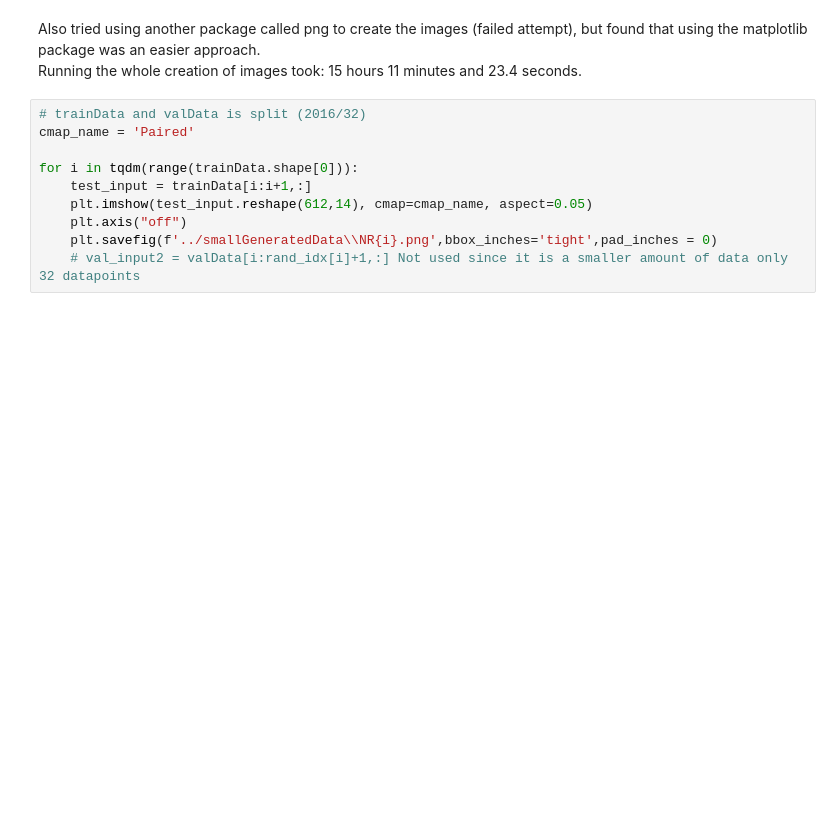
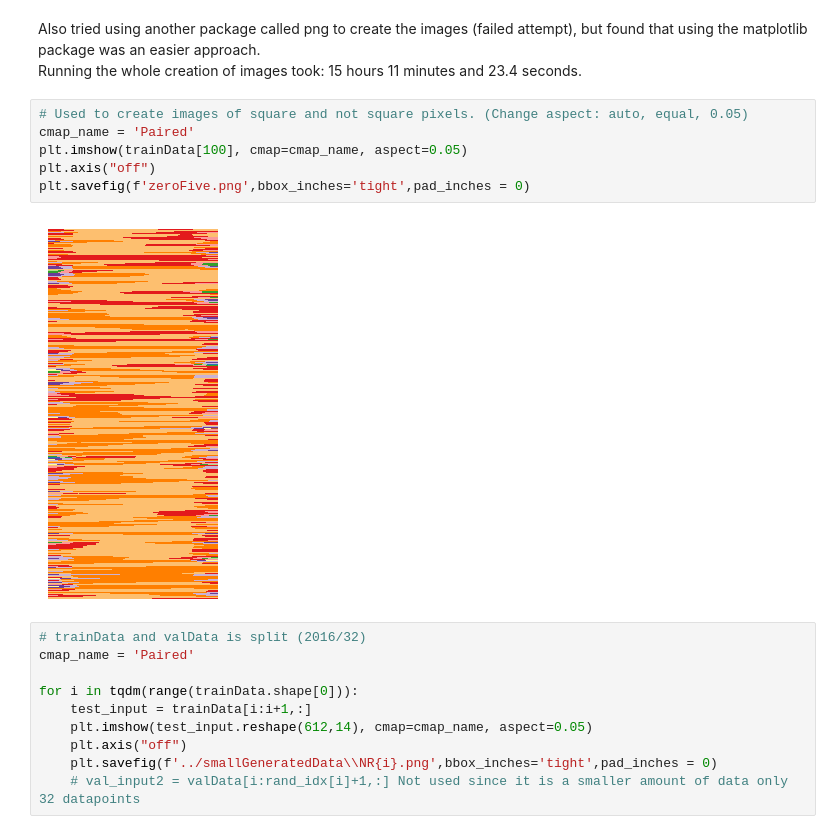
Before and after one commit to Oddvar-N-O/5G-RF-Spectrum-based-Cryptographic-Pseudo-Random-Number-Generation-for-IoT-Security, a Jupyter notebook: generateImages.ipynb, the cells around one changed output. Drawn from its saved outputs; the diff is of its cells as text; blank space fills up the shorter version.

```diff
--- a/generateImages.ipynb
+++ b/generateImages.ipynb
@@ -17,6 +20,14 @@ valLabels = data['valLabels'].transpose((3,0,1,2))
 # %% [markdown]
 Also tried using another package called png to create the images (failed attempt), but found that using the matplotlib package was an easier approach.
 Running the whole creation of images took:  15 hours 11 minutes and 23.4 seconds.
+# %%
+# Used to create images of square and not square pixels. (Change aspect: auto, equal, 0.05)
+cmap_name = 'Paired'
+plt.imshow(trainData[100], cmap=cmap_name, aspect=0.05)
+plt.axis("off")
+plt.savefig(f'zeroFive.png',bbox_inches='tight',pad_inches = 0)
+# %% [output]
+[figure, added]
 # %%
 # trainData and valData is split (2016/32)
 cmap_name = 'Paired'
```
Also changed, not shown: parts of 1 cell of this notebook, 2 other files.
